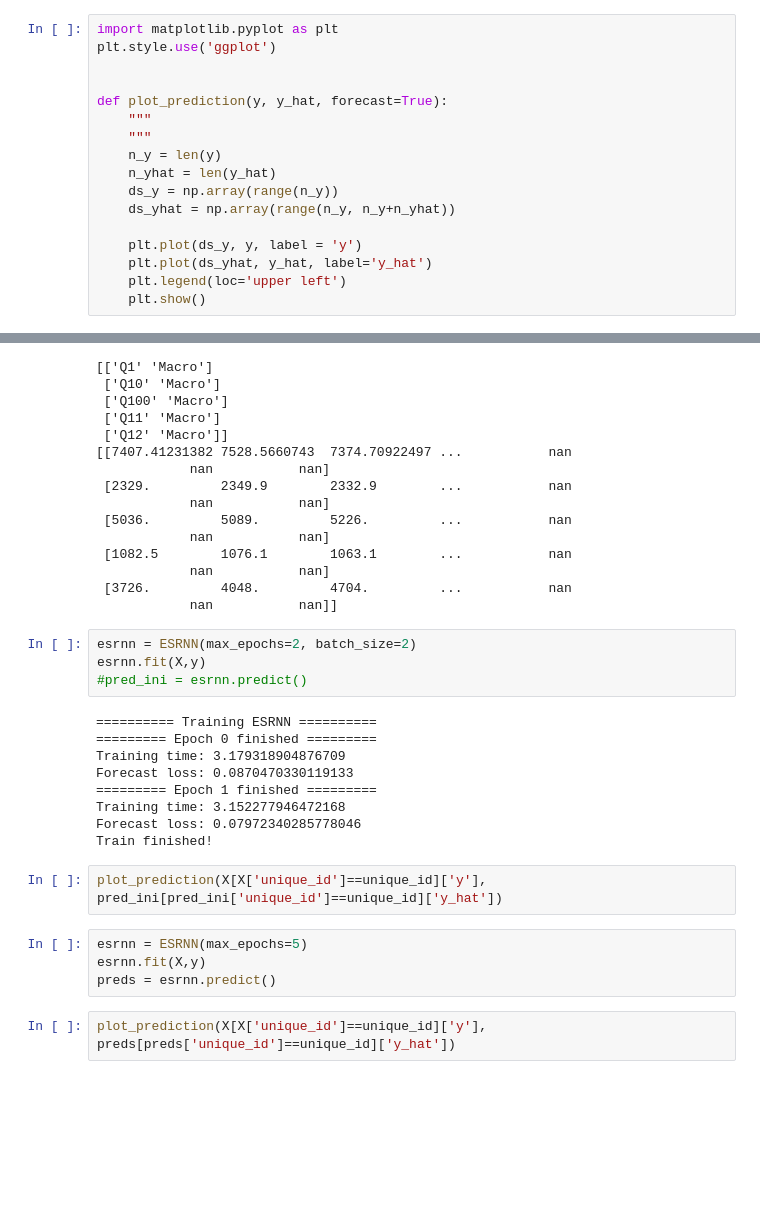
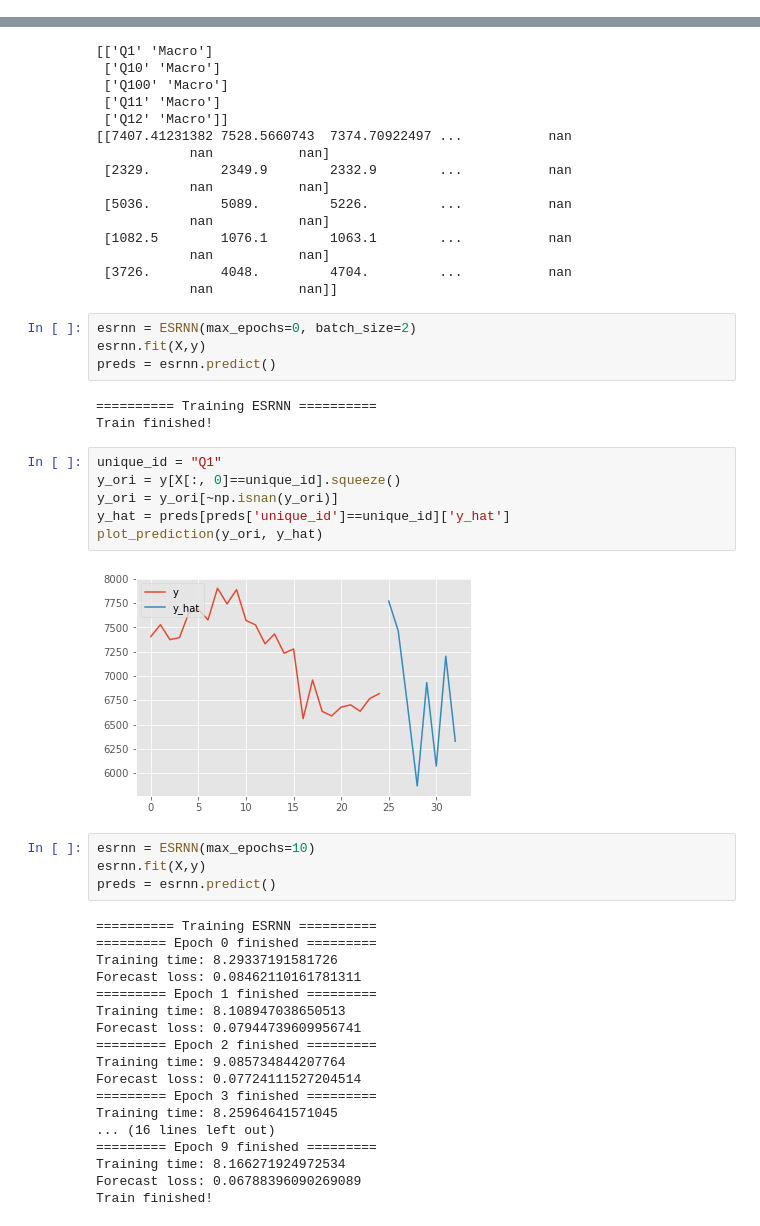
Before and after one commit to kdgutier/esrnn_torch, a Jupyter notebook: m4_test.ipynb, the cells around one changed output, grey strips where cells are left out. Cells and saved outputs as stored; diff of their text form; blank space fills up the shorter version.

Commit message:
Working Time Series Iterator

```diff
--- a/m4_test.ipynb
+++ b/m4_test.ipynb
@@ -7,21 +8,4 @@ from src.utils.data import long_to_wide
 from src.ESRNN import ESRNN
-# %%
-import matplotlib.pyplot as plt
-plt.style.use('ggplot')
-
-
-def plot_prediction(y, y_hat, forecast=True):
-    """
-    """
-    n_y = len(y)
-    n_yhat = len(y_hat)
-    ds_y = np.array(range(n_y))
-    ds_yhat = np.array(range(n_y, n_y+n_yhat))
-
-    plt.plot(ds_y, y, label = 'y')
-    plt.plot(ds_yhat, y_hat, label='y_hat')
-    plt.legend(loc='upper left')
-    plt.show()
 # %%
 dataset = M4_parser(dataset_name='Quarterly', mode='train', num_obs=100)
 X, y = long_to_wide(dataset)
@@ -44,23 +28,39 @@ print(y[:5])
  [3726.         4048.         4704.         ...           nan
             nan           nan]]
 # %%
-esrnn = ESRNN(max_epochs=2, batch_size=2)
+esrnn = ESRNN(max_epochs=0, batch_size=2)
 esrnn.fit(X,y)
-#pred_ini = esrnn.predict()
+preds = esrnn.predict()
 # %% [output]
 ========== Training ESRNN ==========
-========= Epoch 0 finished =========
-Training time: 3.179318904876709
-Forecast loss: 0.0870470330119133
-========= Epoch 1 finished =========
-Training time: 3.152277946472168
-Forecast loss: 0.07972340285778046
 Train finished!
-# %%
-plot_prediction(X[X['unique_id']==unique_id]['y'], pred_ini[pred_ini['unique_id']==unique_id]['y_hat'])
+# %%
+unique_id = "Q1"
+y_ori = y[X[:, 0]==unique_id].squeeze()
+y_ori = y_ori[~np.isnan(y_ori)]
+y_hat = preds[preds['unique_id']==unique_id]['y_hat']
+plot_prediction(y_ori, y_hat)
+# %% [output]
+[figure, added]
 # %%
-esrnn = ESRNN(max_epochs=5)
+esrnn = ESRNN(max_epochs=10)
 esrnn.fit(X,y)
 preds = esrnn.predict()
+# %% [output]
+========== Training ESRNN ==========
+========= Epoch 0 finished =========
+Training time: 8.29337191581726
+Forecast loss: 0.08462110161781311
+========= Epoch 1 finished =========
+Training time: 8.108947038650513
+Forecast loss: 0.07944739609956741
+========= Epoch 2 finished =========
+Training time: 9.085734844207764
+Forecast loss: 0.07724111527204514
+========= Epoch 3 finished =========
+Training time: 8.25964641571045
+... (16 lines left out)
+========= Epoch 9 finished =========
+Training time: 8.166271924972534
+Forecast loss: 0.06788396090269089
+Train finished!
-# %%
-plot_prediction(X[X['unique_id']==unique_id]['y'], preds[preds['unique_id']==unique_id]['y_hat'])
```
Also changed, not shown: parts of 6 cells of this notebook.
